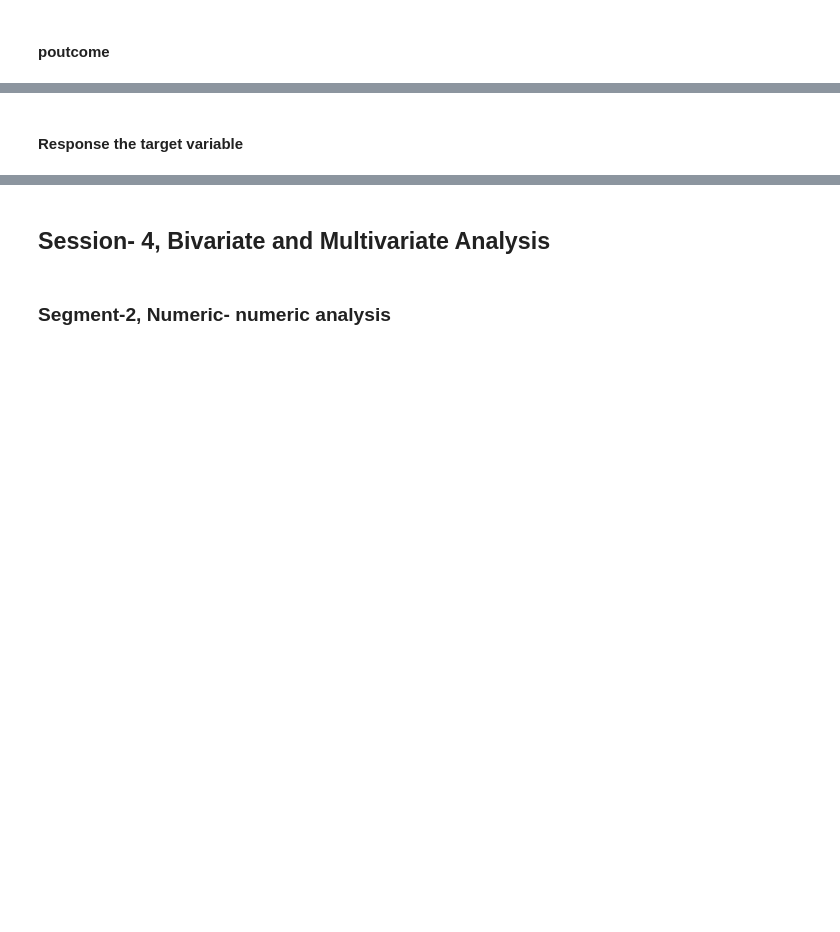
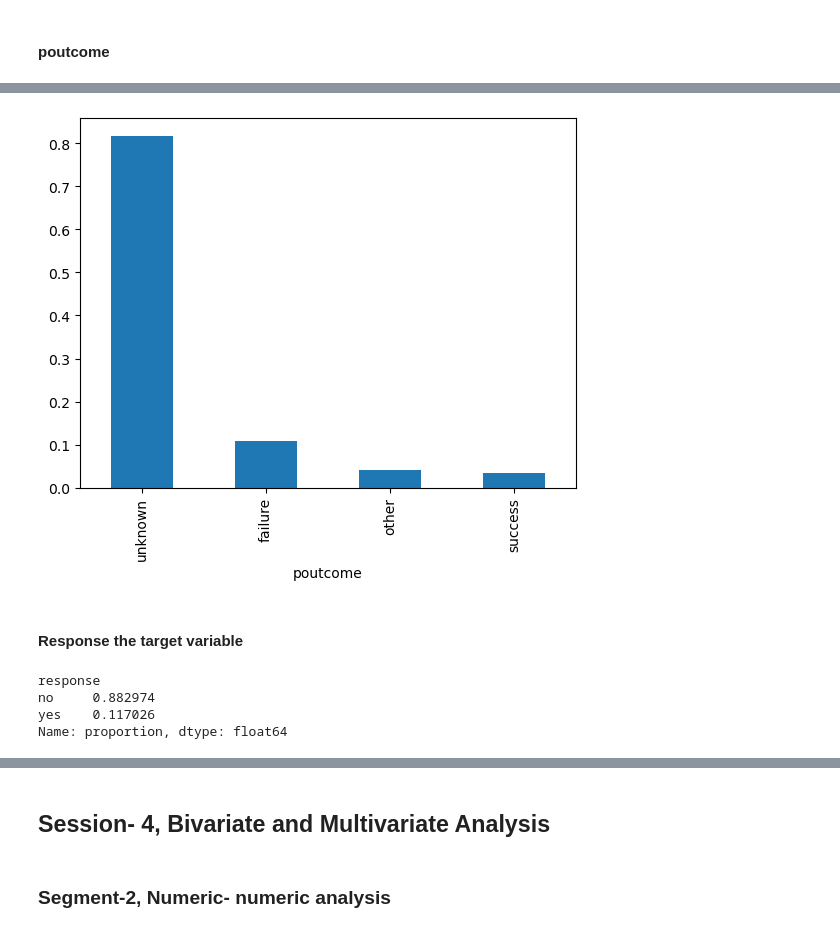
Before and after one commit to Nishanthfiona/DataScience, a Jupyter notebook: Upgrad/Course_1_Datatoolkit/Bank Marketing Case Study EDA/Bank Marketing Campaign EDA NoteBook.ipynb, the cells around one changed output, grey strips where cells are left out. Saved outputs shown, nothing was run; the diff lists cells and outputs as text; code cells hidden in the pictures; blank space fills up the shorter version.

```diff
--- a/Upgrad/Course_1_Datatoolkit/Bank Marketing Case Study EDA/Bank Marketing Campaign EDA NoteBook.ipynb
+++ b/Upgrad/Course_1_Datatoolkit/Bank Marketing Case Study EDA/Bank Marketing Campaign EDA NoteBook.ipynb
@@ -587,6 +695,17 @@ Ordered variables have some kind of ordering. Some examples of bank marketing da
+# %%
+inp1.poutcome.value_counts(normalize=True).plot.bar()
+plt.show()
+# %% [output]
+[figure, added]
 # %% [markdown]
 #### Response the target variable
 # %%
 #calculate the percentage of each response category.
+inp1.response.value_counts(normalize=True)
+# %% [output]
+response
+no     0.882974
+yes    0.117026
+Name: proportion, dtype: float64
 # %%
 #plot the pie chart of response categories
```
Also changed, not shown: parts of 13 cells of this notebook, 2 other files.
